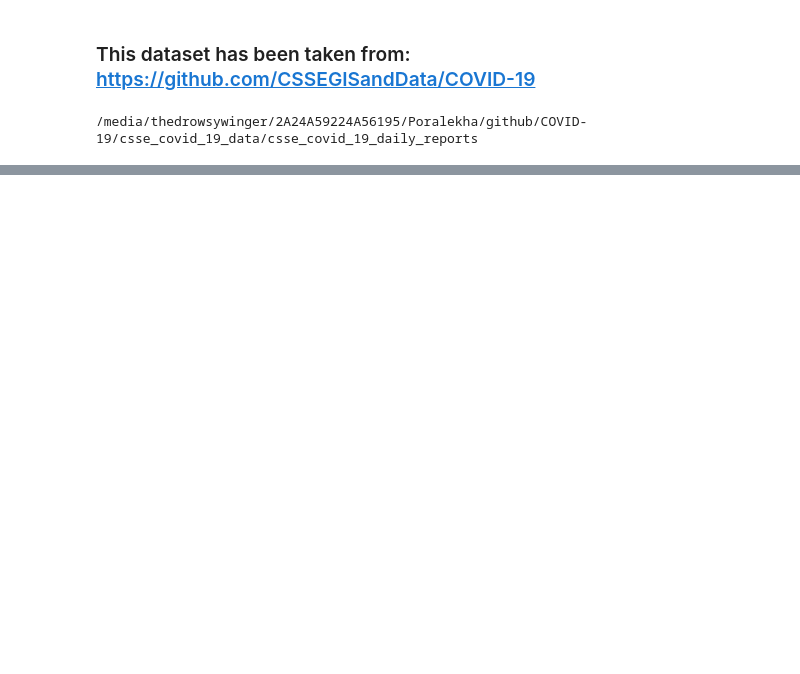
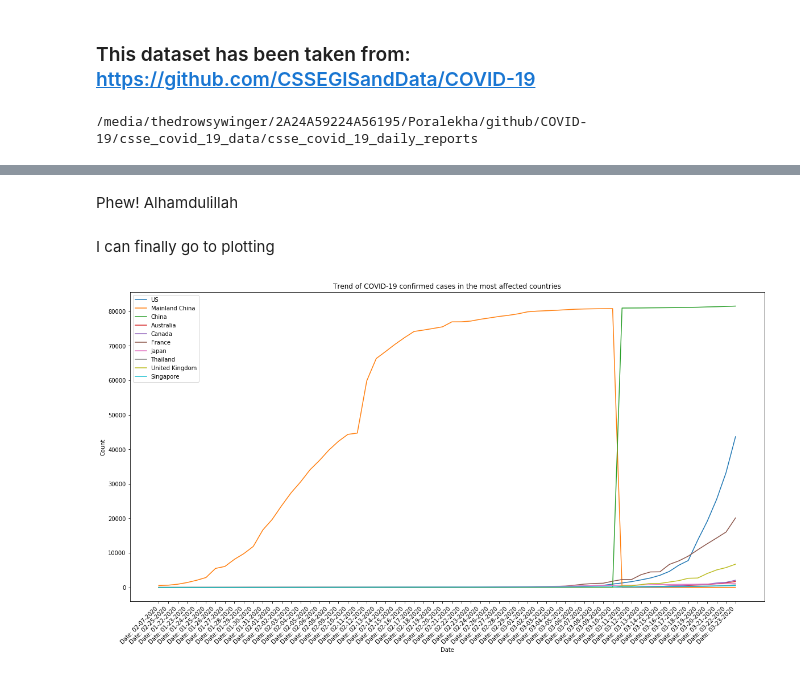
Before and after one commit to thedrowsywinger/Analyzing-COVID-19-Data, a Jupyter notebook: _notebooks/2020-02-23-Trends in Top Countries.ipynb, the cells around one changed output, grey strips where cells are left out. Cells and saved outputs as stored; diff of their text form; code cells hidden in the pictures; blank space fills up the shorter version.

Commit message:
visualizing the trend of the virus in the top effected countries according to the dataset

```diff
--- a/_notebooks/2020-02-23-Trends in Top Countries.ipynb
+++ b/_notebooks/2020-02-23-Trends in Top Countries.ipynb
@@ -828,0 +263,6 @@ ax = plt.ylabel("Count")
+# %%
+trend_df = pd.DataFrame()
+# %%
+d_list = []
+for key, value in a.items():
+    d_list.append(key)
@@ -828,0 +290,9 @@ ax = plt.ylabel("Count")
+# %%
+country_dictionary = {}
+for i in top_ten:
+    case_per_date = []
+    for key,value in a.items():
+        for k,v in value.items():
+            if i == k:
+                case_per_date.append(v)
+    country_dictionary[i] = case_per_date
@@ -828,0 +303,4 @@ ax = plt.ylabel("Count")
+# %%
+trend_df["Date"] = d_list
+for key, value in country_dictionary.items():
+    trend_df[key] = value
@@ -828,0 +316,25 @@ ax = plt.ylabel("Count")
+# %% [markdown]
+Phew! Alhamdulillah
+# %% [markdown]
+I can finally go to plotting
+# %%
+ax = plt.figure(figsize=(20,10))
+
+# Add title
+ax = plt.title("Trend of COVID-19 confirmed cases in the most affected countries")
+
+for i in top_ten:
+    ax = sns.lineplot(y = trend_df[i], x = trend_df['Date'], label = i)
+
+ax.legend()
+
+
+
+# ax = sns.color_palette("RdBu", n_colors=7)
+
+ax.set_xticklabels(labels=trend_df['Date'], rotation=45, ha='right')
+
+
+ax = plt.ylabel("Count")
+# %% [output]
+[figure, added]
```
Also changed, not shown: parts of 111 cells of this notebook.
